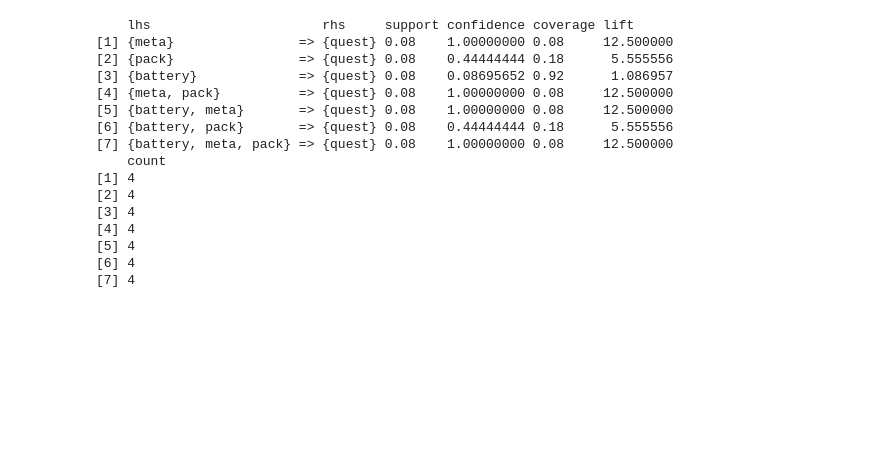
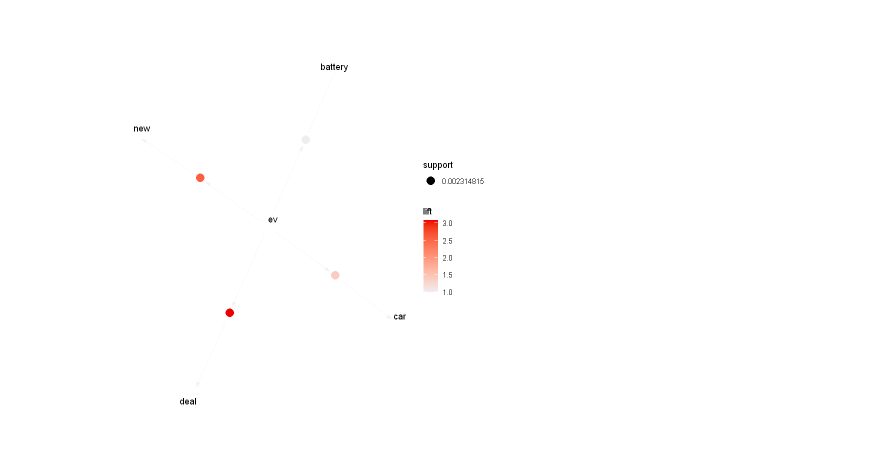
Before and after one commit to santhosh1299/lithium_ion_battery_discharge_prediction, a Jupyter notebook: ARM_new.ipynb, the cells around one changed output. Saved outputs shown, nothing was run; the diff lists cells and outputs as text; code cells hidden in the pictures; blank space fills up the shorter version.

```diff
--- a/ARM_new.ipynb
+++ b/ARM_new.ipynb
@@ -155,23 +147,8 @@ inspect(rules)
 # %%
 rules <- apriori(data=data,parameter = list(supp=.001, conf=.01, minlen=2),
-                     appearance = list(default="lhs", rhs="quest"),
+                     appearance = list(default="rhs", lhs="ev"),
                      control=list(verbose=FALSE))
-# BeerRules <- sort(BeerRules, decreasing=TRUE, by="confidence")
-inspect(rules)
+subrules <- head(sort(rules, by="lift"))
+plot(subrules,method = "graph")
 # %% [output]
-    lhs                      rhs     support confidence coverage lift
-[1] {meta}                => {quest} 0.08    1.00000000 0.08     12.500000
-[2] {pack}                => {quest} 0.08    0.44444444 0.18      5.555556
-[3] {battery}             => {quest} 0.08    0.08695652 0.92      1.086957
-[4] {meta, pack}          => {quest} 0.08    1.00000000 0.08     12.500000
-[5] {battery, meta}       => {quest} 0.08    1.00000000 0.08     12.500000
-[6] {battery, pack}       => {quest} 0.08    0.44444444 0.18      5.555556
-[7] {battery, meta, pack} => {quest} 0.08    1.00000000 0.08     12.500000
-    count
-[1] 4
-[2] 4
-[3] 4
-[4] 4
-[5] 4
-[6] 4
-[7] 4
+[figure, added]
```
Also changed, not shown: parts of 16 cells of this notebook, 9 other files.
